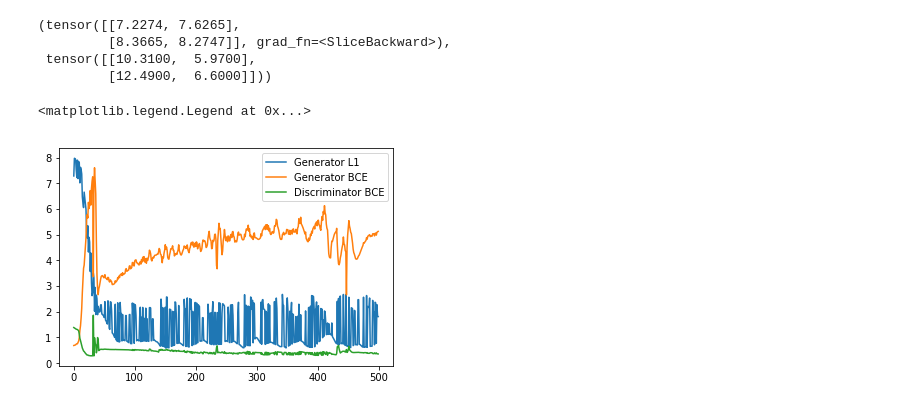
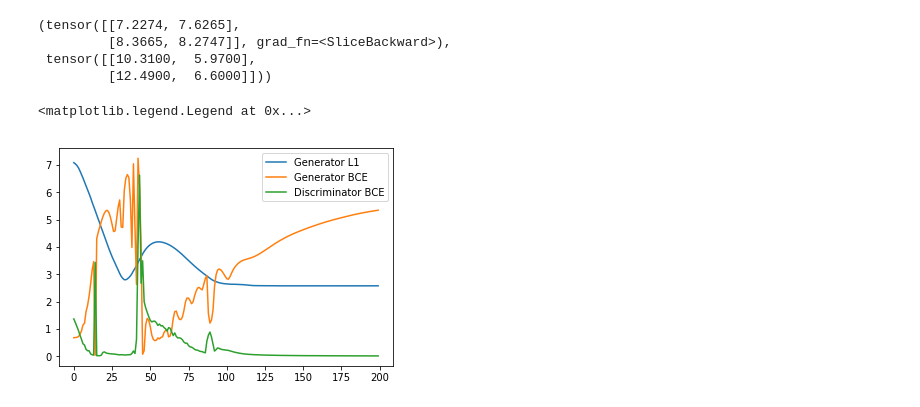
Before and after one commit to lappalainenj/mapsgan, a Jupyter notebook: examples/toymodel.ipynb, the cells around one changed output. Cells and saved outputs as stored; diff of their text form; code cells hidden in the pictures.

```diff
--- a/examples/toymodel.ipynb
+++ b/examples/toymodel.ipynb
@@ -13,19 +15,23 @@ td = Trajectories('/mnt/Clouds/MapsGAN/data/eth/test')
 # %%
 class ToyGenerator(nn.Module):
 
-    def __init__(self, input_dim = 32, hidden_dim = 20, batch_size = 32):
+    def __init__(self, input_dim = 48, hidden_dim = 20, batch_size = 32, out_len = 12):
         super().__init__()
         self.batch_size = batch_size
         self.hidden_dim = hidden_dim
         self.input_dim = input_dim
         self.lstm = nn.LSTM(input_dim, hidden_dim)
-        self.linear = nn.Sequential(nn.Linear(hidden_dim, 20*2),
+        self.linear = nn.Sequential(nn.Linear(hidden_dim, out_len*2),
                                     nn.ReLU())
+        self.out_len = out_len
+        self.hidden = self.init_hidden()
 
     def init_hidden(self):
-        return torch.zeros(1, self.batch_size, self.hidden_dim)
+        return (torch.zeros(1, self.batch_size, self.hidden_dim),
+                torch.zeros(1, self.batch_size, self.hidden_dim))
 
-    def forward(self, z):
-        _, (x, _) = self.lstm(z)
-        x = self.linear(x)
-        return x.view(self.hidden_dim, self.batch_size, 2)
+    def forward(self, z, social_feats):
+        x = torch.cat((social_feats, z), dim = 2)
+        out, self.hidden = self.lstm(x, self.hidden)
+        x = self.linear(self.hidden[0])
+        return x.view(self.out_len, self.batch_size, 2)
@@ -32,3 +65,14 @@ class ToyGenerator(nn.Module):
+# %%
+class SEplusG(nn.Module):
+
+    def __init__(self, **kwargs):
+        super().__init__()
+        self.se = ToySocialEncoder(**kwargs['Encoder'])
+        self.g = ToyGenerator(**kwargs['Generator'])
+
+    def forward(self, train, z):
+        x = self.se(train)
+        return self.g(z, x)
 # %%
 class Discriminator(nn.Module):
     def __init__(self, input_dim=2, mlp_dim=16, hidden_dim=64, num_layers=1):
@@ -49,4 +93,4 @@ class Discriminator(nn.Module):
 
     def forward(self, input_seq):
         _, (hidden, _) = self.mlp_spatial_lstm(input_seq)
-        return self.mlp_bool(hidden.squeeze()).view(20, 32, 1)
+        return self.mlp_bool(hidden.squeeze()).view(20, self.input_dim)
@@ -131,10 +405,10 @@ predicted[0, 0:td.peds_per_seq[data_idx]], groundtruth[0,0:td.peds_per_seq[data_
 # %%
 import matplotlib.pyplot as plt
 # %%
-plt.plot(loss_G_l1_list, label = 'Generator L1')
-plt.plot(loss_G_gan_list, label = 'Generator BCE')
-plt.plot(loss_D_list, label = 'Discriminator BCE')
+plt.plot(loss_G_l1_list[0:200], label = 'Generator L1')
+plt.plot(loss_G_gan_list[0:200], label = 'Generator BCE')
+plt.plot(loss_D_list[0:200], label = 'Discriminator BCE')
 plt.legend()
 # %% [output]
 <matplotlib.legend.Legend at 0x...>
-[figure, old version]
+[figure, new version]
```
Also changed, not shown: parts of 15 cells of this notebook, 5 other files.
